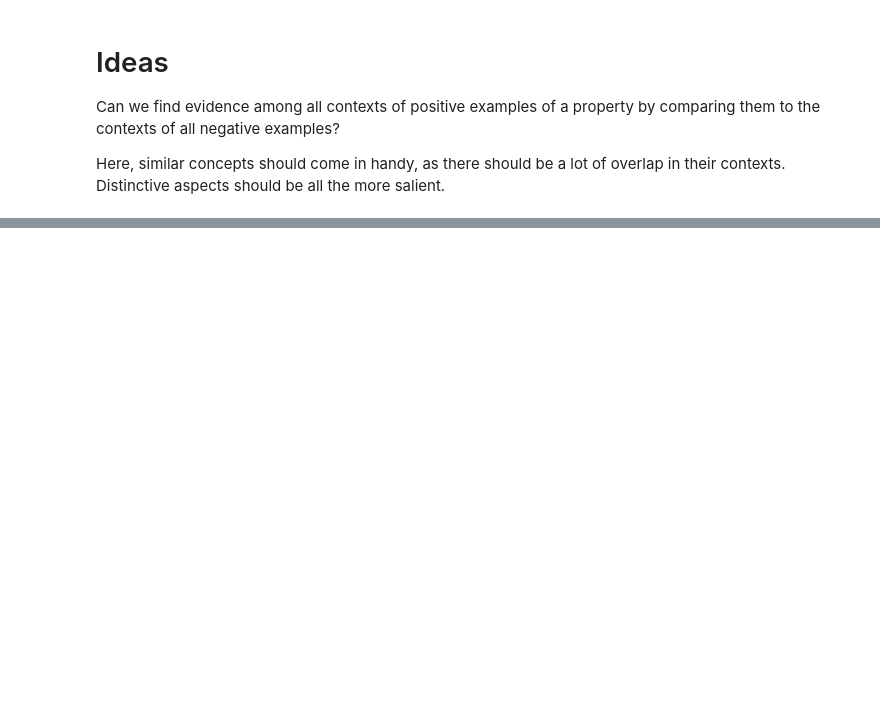
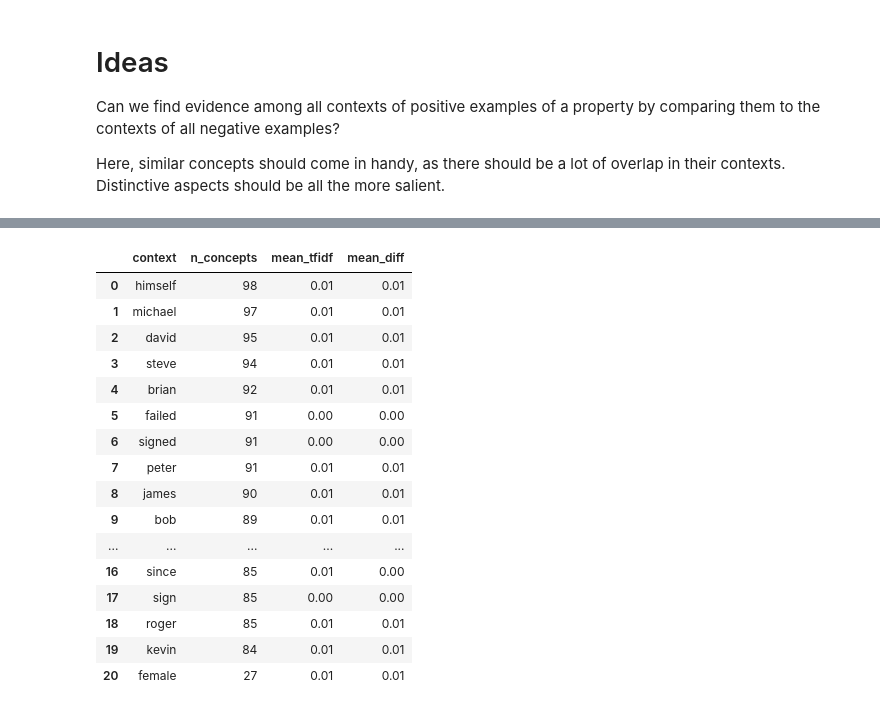
Before and after one commit to PiaSommerauer/corpus_diagnostics, a Jupyter notebook: scripts/Explore.ipynb, the cells around one changed output, grey strips where cells are left out. Saved outputs shown, nothing was run; the diff lists cells and outputs as text; code cells hidden in the pictures; blank space fills up the shorter version.

```diff
--- a/scripts/Explore.ipynb
+++ b/scripts/Explore.ipynb
@@ -175,0 +77,20 @@ print(start, end, end-start)
+# %%
+df_neg
+# %% [output]
+|  | context | n_concepts | mean_tfidf | mean_diff |
+| 0 | himself | 98 | 0.01 | 0.01 |
+| 1 | michael | 97 | 0.01 | 0.01 |
+| 2 | david | 95 | 0.01 | 0.01 |
+| 3 | steve | 94 | 0.01 | 0.01 |
+| 4 | brian | 92 | 0.01 | 0.01 |
+| 5 | failed | 91 | 0.00 | 0.00 |
+| 6 | signed | 91 | 0.00 | 0.00 |
+| 7 | peter | 91 | 0.01 | 0.01 |
+| 8 | james | 90 | 0.01 | 0.01 |
+| 9 | bob | 89 | 0.01 | 0.01 |
+| ... | ... | ... | ... | ... |
+| 16 | since | 85 | 0.01 | 0.00 |
+| 17 | sign | 85 | 0.00 | 0.00 |
+| 18 | roger | 85 | 0.01 | 0.01 |
+| 19 | kevin | 84 | 0.01 | 0.01 |
+| 20 | female | 27 | 0.01 | 0.01 |
```
Also changed, not shown: parts of 46 cells of this notebook, 4 other files.
